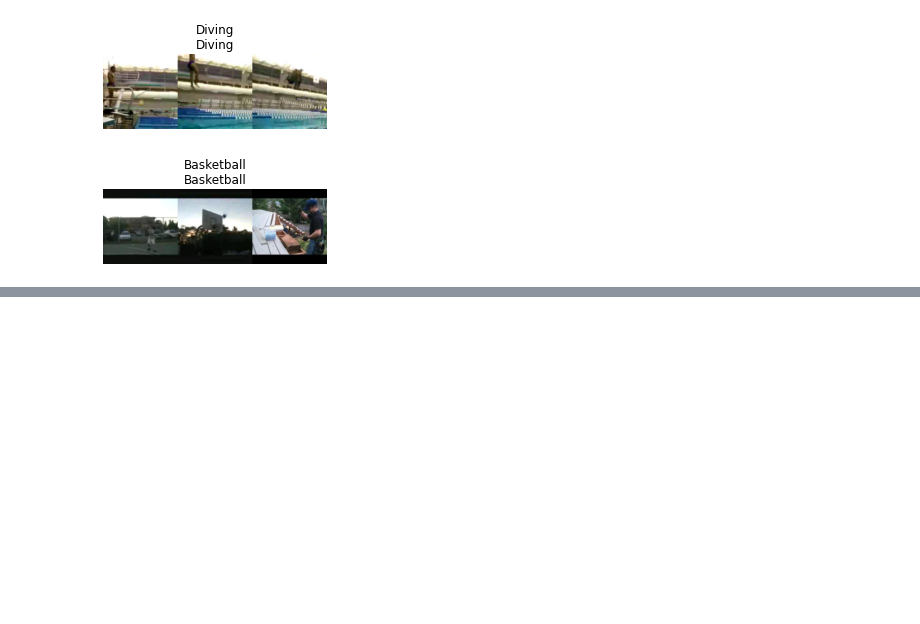
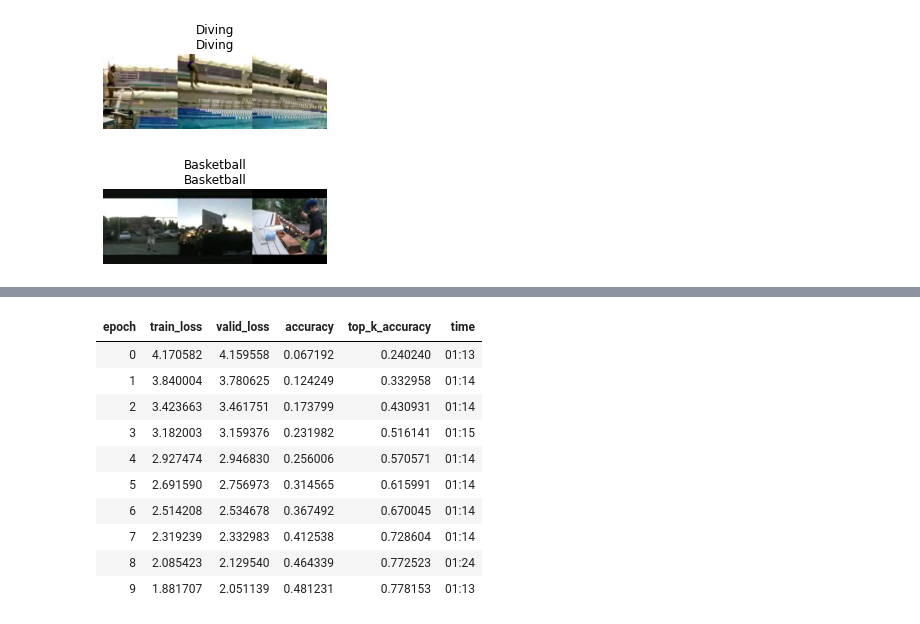
Before and after one commit to tcapelle/action_recognition, a Jupyter notebook: 03_train_transformer.ipynb, the cells around one changed output, grey strips where cells are left out. Drawn from its saved outputs; the diff is of its cells as text; code cells hidden in the pictures; blank space fills up the shorter version.

```diff
--- a/03_train_transformer.ipynb
+++ b/03_train_transformer.ipynb
@@ -88,0 +127,14 @@ learn.show_results()
+# %%
+learn.fit_flat_cos(10, 1e-4)
+# %% [output]
+| epoch | train_loss | valid_loss | accuracy | top_k_accuracy | time |
+| 0 | 4.170582 | 4.159558 | 0.067192 | 0.240240 | 01:13 |
+| 1 | 3.840004 | 3.780625 | 0.124249 | 0.332958 | 01:14 |
+| 2 | 3.423663 | 3.461751 | 0.173799 | 0.430931 | 01:14 |
+| 3 | 3.182003 | 3.159376 | 0.231982 | 0.516141 | 01:15 |
+| 4 | 2.927474 | 2.946830 | 0.256006 | 0.570571 | 01:14 |
+| 5 | 2.691590 | 2.756973 | 0.314565 | 0.615991 | 01:14 |
+| 6 | 2.514208 | 2.534678 | 0.367492 | 0.670045 | 01:14 |
+| 7 | 2.319239 | 2.332983 | 0.412538 | 0.728604 | 01:14 |
+| 8 | 2.085423 | 2.129540 | 0.464339 | 0.772523 | 01:24 |
+| 9 | 1.881707 | 2.051139 | 0.481231 | 0.778153 | 01:13 |
```
Also changed, not shown: parts of 10 cells of this notebook, 6 other files.
